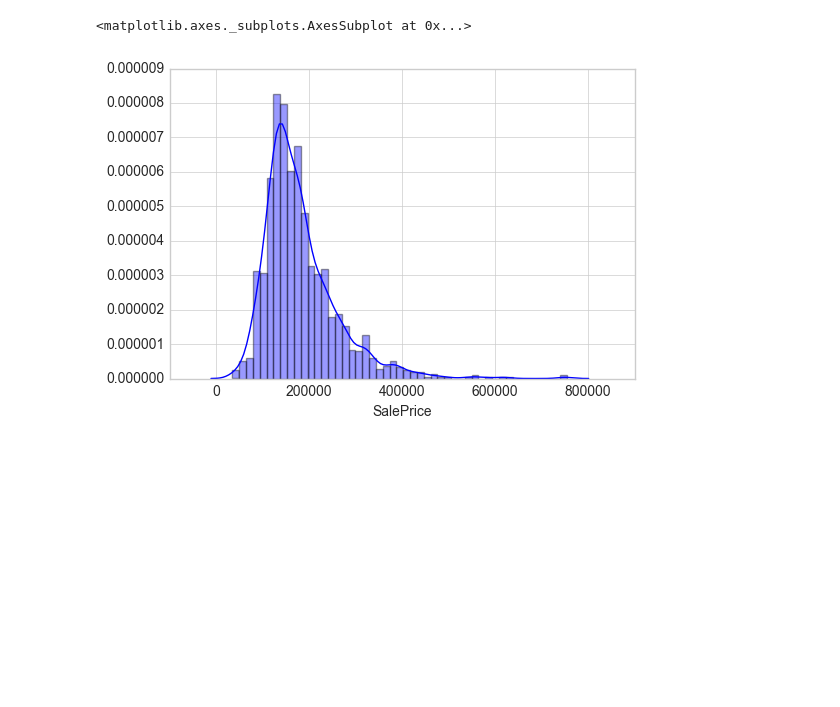
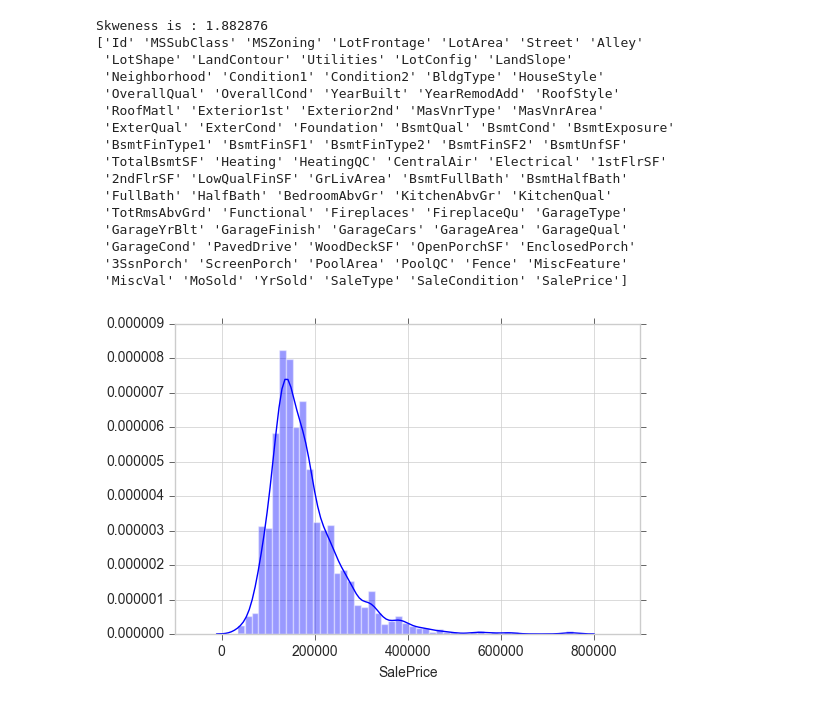
Before and after one commit to wise700/All-Machine-Learning, a Jupyter notebook: Projects/Housing Dataset/HousingDataset.ipynb, the cells around one changed output. Saved outputs shown, nothing was run; the diff lists cells and outputs as text; code cells hidden in the pictures; blank space fills up the shorter version.

```diff
--- a/Projects/Housing Dataset/HousingDataset.ipynb
+++ b/Projects/Housing Dataset/HousingDataset.ipynb
@@ -1,29 +1,47 @@
 # %%
 import pandas as pd
 import matplotlib
 import seaborn as sns
 %matplotlib inline
 from sklearn.decomposition import PCA
 
 
 train=pd.read_csv(r'data\train.csv')
 train.head()
 
 train['SalePrice'].describe()
 sns.set_style("whitegrid")
 # Box plotting a varibale (SalePrice), gives us how the saleprice is distributed.
 
 # sns.boxplot(y=train['SalePrice'])
 
 # histogram
 sns.distplot(train['SalePrice'])
 
 
+print("Skweness is : %f" % train['SalePrice'].skew())
 
+#always have column names handy
+print(train.columns.values)
 
-# pca=PCA(n_components=None)
+#SalePrice with GrtLivArea
 
-# pca.fit(train)
+data=pd.concat([train['GrLivArea'],train['SalePrice']],axis=1)
 # %% [output]
-<matplotlib.axes._subplots.AxesSubplot at 0x...>
+Skweness is : 1.882876
+['Id' 'MSSubClass' 'MSZoning' 'LotFrontage' 'LotArea' 'Street' 'Alley'
+ 'LotShape' 'LandContour' 'Utilities' 'LotConfig' 'LandSlope'
+ 'Neighborhood' 'Condition1' 'Condition2' 'BldgType' 'HouseStyle'
+ 'OverallQual' 'OverallCond' 'YearBuilt' 'YearRemodAdd' 'RoofStyle'
+ 'RoofMatl' 'Exterior1st' 'Exterior2nd' 'MasVnrType' 'MasVnrArea'
+ 'ExterQual' 'ExterCond' 'Foundation' 'BsmtQual' 'BsmtCond' 'BsmtExposure'
+ 'BsmtFinType1' 'BsmtFinSF1' 'BsmtFinType2' 'BsmtFinSF2' 'BsmtUnfSF'
+ 'TotalBsmtSF' 'Heating' 'HeatingQC' 'CentralAir' 'Electrical' '1stFlrSF'
+ '2ndFlrSF' 'LowQualFinSF' 'GrLivArea' 'BsmtFullBath' 'BsmtHalfBath'
+ 'FullBath' 'HalfBath' 'BedroomAbvGr' 'KitchenAbvGr' 'KitchenQual'
+ 'TotRmsAbvGrd' 'Functional' 'Fireplaces' 'FireplaceQu' 'GarageType'
+ 'GarageYrBlt' 'GarageFinish' 'GarageCars' 'GarageArea' 'GarageQual'
+ 'GarageCond' 'PavedDrive' 'WoodDeckSF' 'OpenPorchSF' 'EnclosedPorch'
+ '3SsnPorch' 'ScreenPorch' 'PoolArea' 'PoolQC' 'Fence' 'MiscFeature'
+ 'MiscVal' 'MoSold' 'YrSold' 'SaleType' 'SaleCondition' 'SalePrice']
-[figure, old version]
+[figure, new version]
```
Also changed, not shown: 1 other file.
